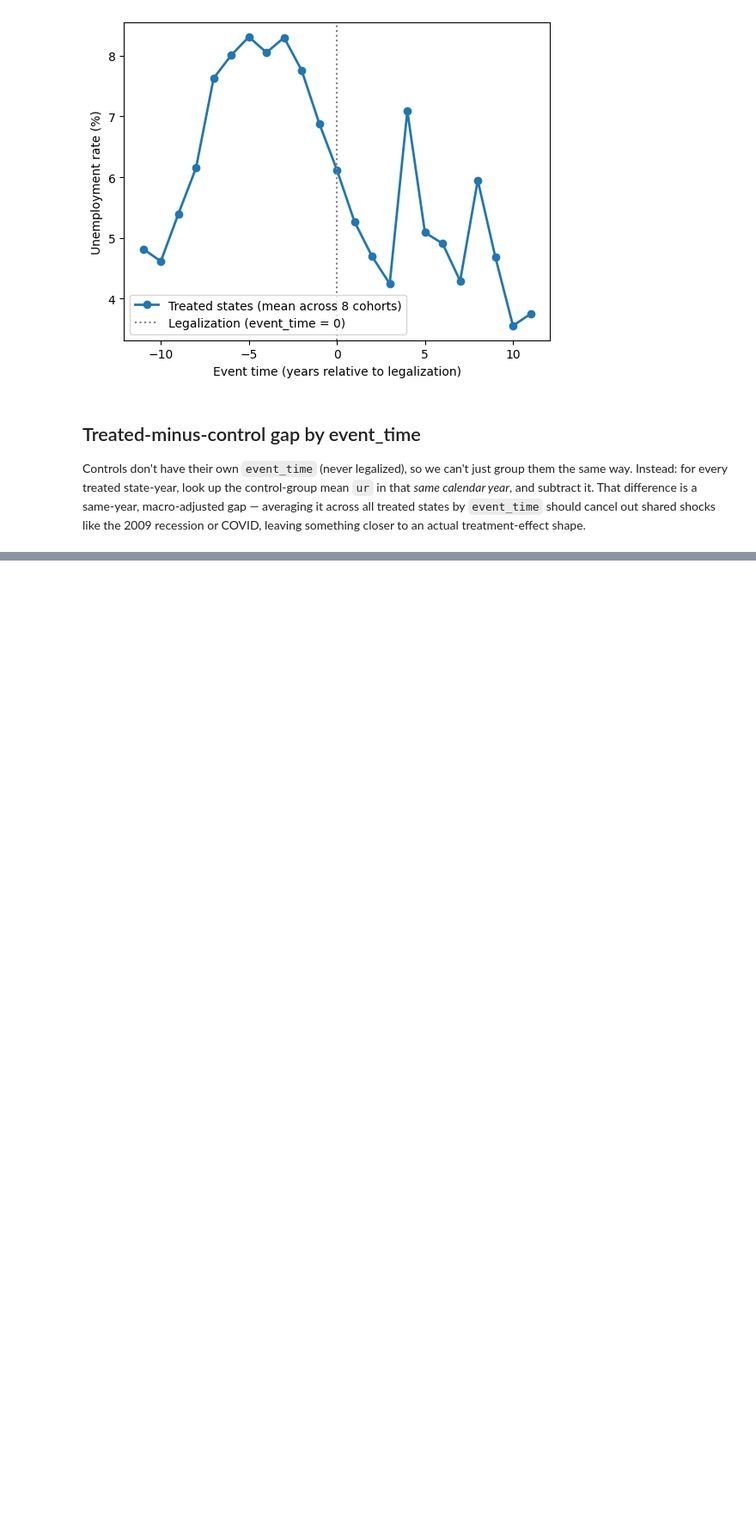
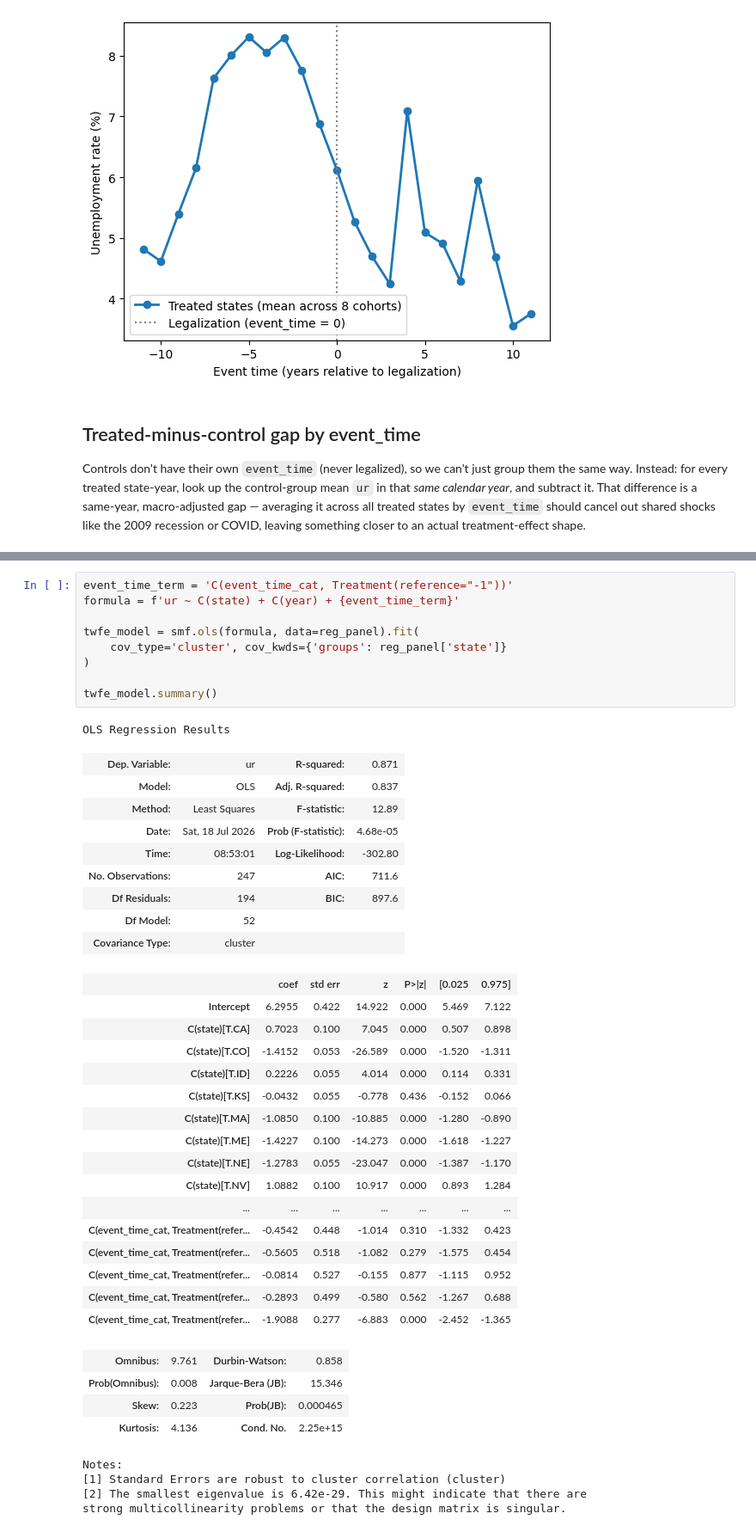
Before and after one commit to stringer-data/causal-inference-training, a Jupyter notebook: projects/01_difference_in_differences/marijuana_policy/notebooks/02_event_study.ipynb, the cells around one changed output, grey strips where cells are left out. Shown at 86% size. Cells and saved outputs as stored; diff of their text form; blank space fills up the shorter version.

```diff
--- a/projects/01_difference_in_differences/marijuana_policy/notebooks/02_event_study.ipynb
+++ b/projects/01_difference_in_differences/marijuana_policy/notebooks/02_event_study.ipynb
@@ -256,0 +320,44 @@ plt.show()
+# %%
+event_time_term = 'C(event_time_cat, Treatment(reference="-1"))'
+formula = f'ur ~ C(state) + C(year) + {event_time_term}'
+
+twfe_model = smf.ols(formula, data=reg_panel).fit(
+    cov_type='cluster', cov_kwds={'groups': reg_panel['state']}
+)
+
+twfe_model.summary()
+# %% [output]
+OLS Regression Results
+| Dep. Variable: | ur | R-squared: | 0.871 |
+| Model: | OLS | Adj. R-squared: | 0.837 |
+| Method: | Least Squares | F-statistic: | 12.89 |
+| Date: | Sat, 18 Jul 2026 | Prob (F-statistic): | 4.68e-05 |
+| Time: | 08:53:01 | Log-Likelihood: | -302.80 |
+| No. Observations: | 247 | AIC: | 711.6 |
+| Df Residuals: | 194 | BIC: | 897.6 |
+| Df Model: | 52 |  |  |
+| Covariance Type: | cluster |  |  |
+|  | coef | std err | z | P>|z| | [0.025 | 0.975] |
+| Intercept | 6.2955 | 0.422 | 14.922 | 0.000 | 5.469 | 7.122 |
+| C(state)[T.CA] | 0.7023 | 0.100 | 7.045 | 0.000 | 0.507 | 0.898 |
+| C(state)[T.CO] | -1.4152 | 0.053 | -26.589 | 0.000 | -1.520 | -1.311 |
+| C(state)[T.ID] | 0.2226 | 0.055 | 4.014 | 0.000 | 0.114 | 0.331 |
+| C(state)[T.KS] | -0.0432 | 0.055 | -0.778 | 0.436 | -0.152 | 0.066 |
+| C(state)[T.MA] | -1.0850 | 0.100 | -10.885 | 0.000 | -1.280 | -0.890 |
+| C(state)[T.ME] | -1.4227 | 0.100 | -14.273 | 0.000 | -1.618 | -1.227 |
+| C(state)[T.NE] | -1.2783 | 0.055 | -23.047 | 0.000 | -1.387 | -1.170 |
+| C(state)[T.NV] | 1.0882 | 0.100 | 10.917 | 0.000 | 0.893 | 1.284 |
+| ... | ... | ... | ... | ... | ... | ... |
+| C(event_time_cat, Treatment(refer... | -0.4542 | 0.448 | -1.014 | 0.310 | -1.332 | 0.423 |
+| C(event_time_cat, Treatment(refer... | -0.5605 | 0.518 | -1.082 | 0.279 | -1.575 | 0.454 |
+| C(event_time_cat, Treatment(refer... | -0.0814 | 0.527 | -0.155 | 0.877 | -1.115 | 0.952 |
+| C(event_time_cat, Treatment(refer... | -0.2893 | 0.499 | -0.580 | 0.562 | -1.267 | 0.688 |
+| C(event_time_cat, Treatment(refer... | -1.9088 | 0.277 | -6.883 | 0.000 | -2.452 | -1.365 |
+| Omnibus: | 9.761 | Durbin-Watson: | 0.858 |
+| Prob(Omnibus): | 0.008 | Jarque-Bera (JB): | 15.346 |
+| Skew: | 0.223 | Prob(JB): | 0.000465 |
+| Kurtosis: | 4.136 | Cond. No. | 2.25e+15 |
+Notes:
+[1] Standard Errors are robust to cluster correlation (cluster)
+[2] The smallest eigenvalue is 6.42e-29. This might indicate that there are
+strong multicollinearity problems or that the design matrix is singular.
```
Also changed, not shown: parts of 12 cells of this notebook.
